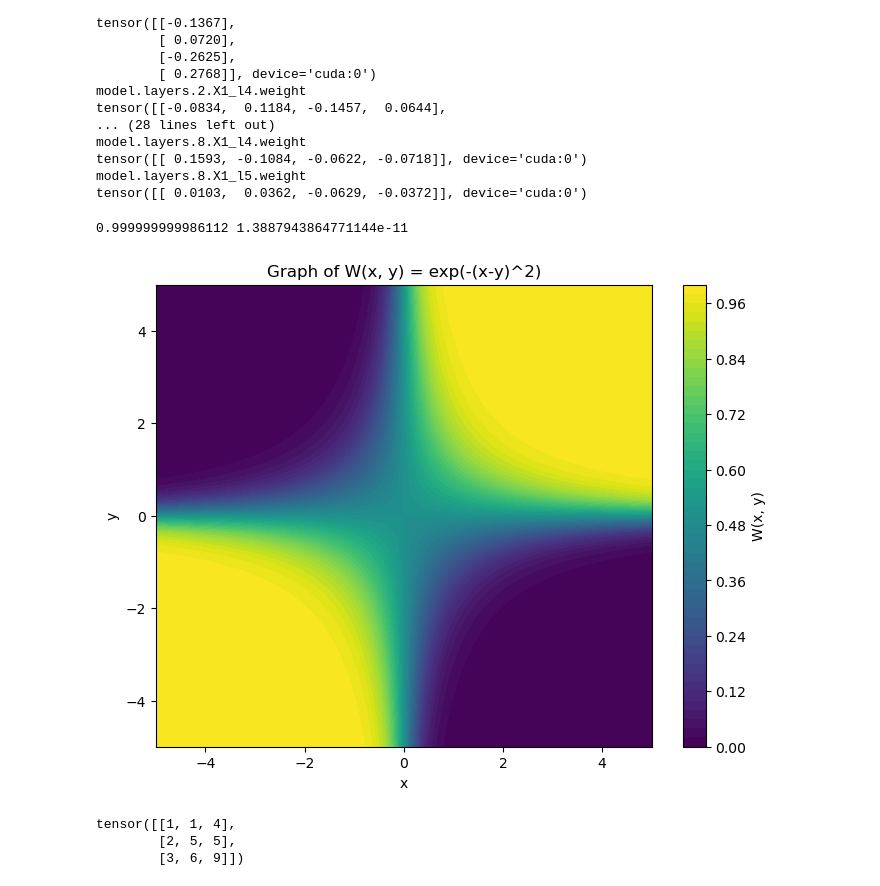
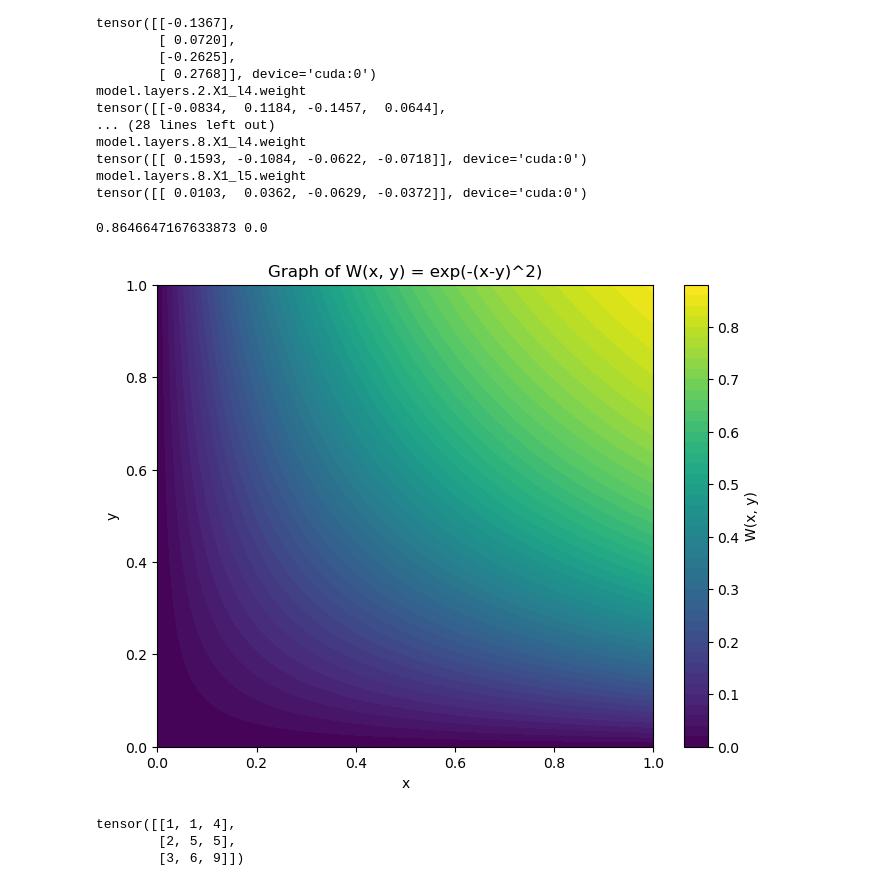
Before and after one commit to yuxinma98/transferring_transferability, a Jupyter notebook: GNN_size_generalizability/notebook.ipynb, the cells around one changed output. Saved outputs shown, nothing was run; the diff lists cells and outputs as text; code cells hidden in the pictures.

```diff
--- a/GNN_size_generalizability/notebook.ipynb
+++ b/GNN_size_generalizability/notebook.ipynb
@@ -171,29 +220,0 @@ plt.legend()
-# %%
-import os, json
-import numpy as np
-import matplotlib.pyplot as plt
-
-num_trials = 10
-log_test_n_range = np.arange(1.7, 3.4, 0.4)
-test_n_range = np.array([int(10**i) for i in log_test_n_range])
-for model in ["reduced", "unreduced", "ign_anydim", "ign", "simple"]:
-    fname = f"results_Sociality_conditional_triangle_{model}.json"
-    current_directory = os.getcwd()
-    with open(os.path.join("log/size_generalizability", fname), "r") as f:
-        results = json.load(f)
-    mse_list = [results[model][str(seed)] for seed in range(num_trials)]
-    mean_mse = np.mean(mse_list, axis=0)
-    std_mse = np.std(mse_list, axis=0)
-
-    x = np.array(test_n_range)
-    plt.plot(x, mean_mse, label=model)
-    # plt.fill_between(
-    #     x,
-    #     mean_mse - std_mse,
-    #     mean_mse + std_mse,
-    #     alpha=0.3,
-    # )
-plt.xscale("log")
-plt.xlabel("Test set size (N)")
-plt.ylabel("Mean relative error")
-plt.legend()
@@ -265,29 +283,30 @@ tensor([[ 0.0103,  0.0362, -0.0629, -0.0372]], device='cuda:0')
 # %%
 import numpy as np
 import matplotlib.pyplot as plt
 def W(x, y):
-    return 1 / (1 + np.exp(-x * y))# np.exp(-(0.2*(x - y) ** 2))
+    return 1-np.exp(-2 * x * y)
+    # return np.exp(-((x - y) ** 2)/0.1)
 
 
 # Create a grid of x and y values
-x = np.linspace(-5, 5, 100)
-y = np.linspace(-5, 5, 100)
+x = np.linspace(0, 1, 100)
+y = np.linspace(0, 1, 100)
 X, Y = np.meshgrid(x, y)
 
 # Compute W(x, y) for each pair of x and y values
 Z = W(X, Y)
 print(Z.max(), Z.min())
 # Plot the resulting matrix
 plt.figure(figsize=(8, 6))
 plt.contourf(X, Y, Z, levels=50, cmap="viridis")
 plt.colorbar(label="W(x, y)")
 plt.xlabel("x")
 plt.ylabel("y")
 plt.title("Graph of W(x, y) = exp(-(x-y)^2)")
 plt.show()
 # %% [output]
-0.999999999986112 1.3887943864771144e-11
+0.8646647167633873 0.0
-[figure, old version]
+[figure, new version]
 # %%
 import torch
 
```
Also changed, not shown: parts of 5 cells of this notebook, 3 other files.
